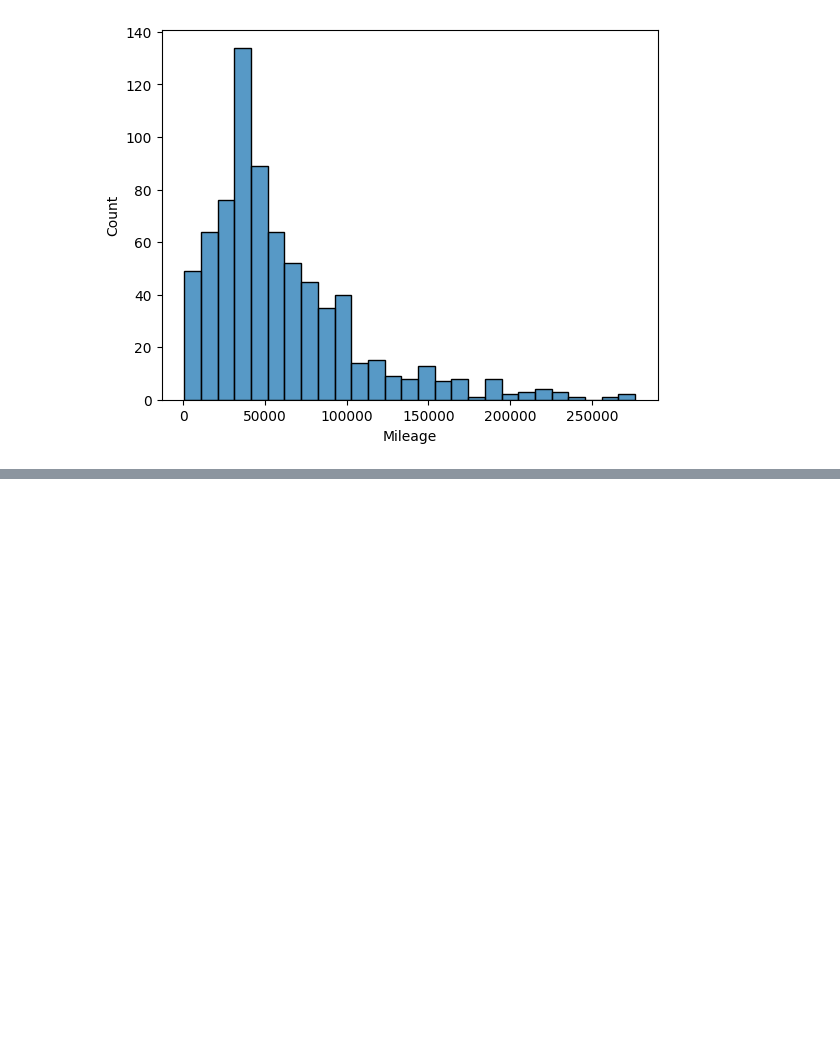
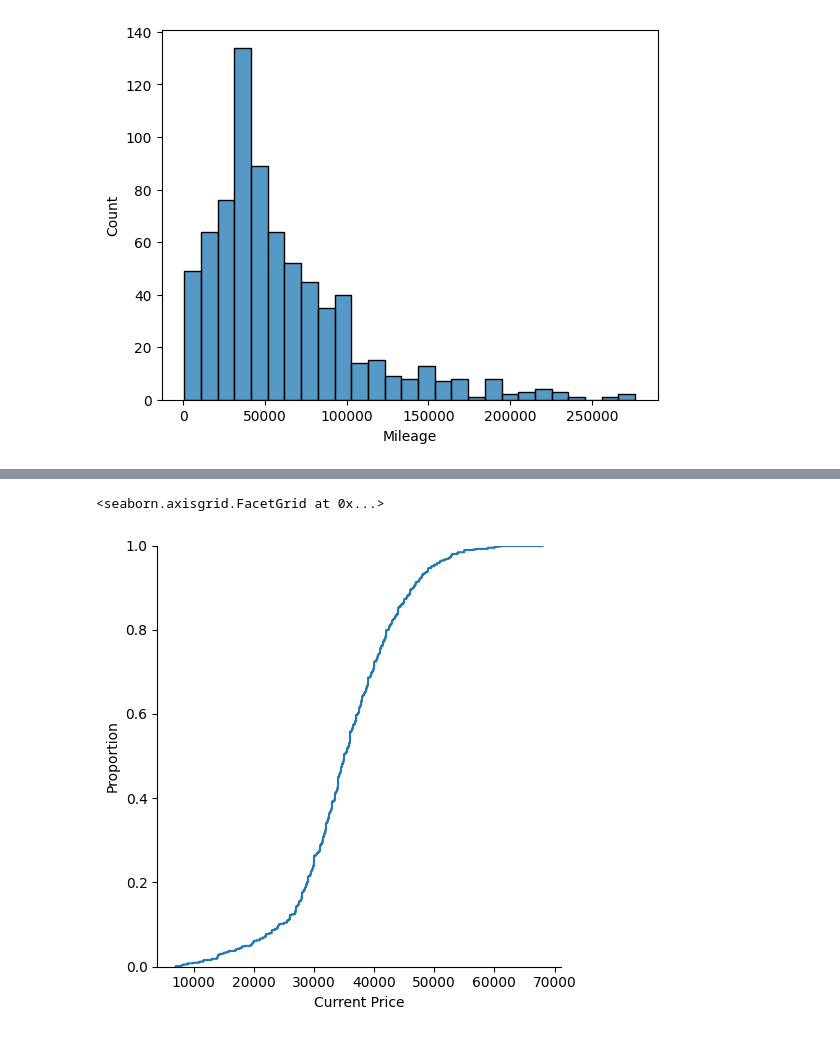
Before and after one commit to mglissmann/usa_car_sale_prices, a Jupyter notebook: analysis.ipynb, the cells around one changed output, grey strips where cells are left out. Saved outputs shown, nothing was run; the diff lists cells and outputs as text; code cells hidden in the pictures; blank space fills up the shorter version.

```diff
--- a/analysis.ipynb
+++ b/analysis.ipynb
@@ -229,0 +285,5 @@ sns.histplot(data=toyota_4runner[toyota_4runner['Status'] == 'Used'], x='Mileage
+# %%
+sns.displot(data=toyota_4runner[toyota_4runner['Status'] == 'Used'], x='Current Price', kind='ecdf')
+# %% [output]
+<seaborn.axisgrid.FacetGrid at 0x...>
+[figure, added]
```
Also changed, not shown: parts of 15 cells of this notebook.
